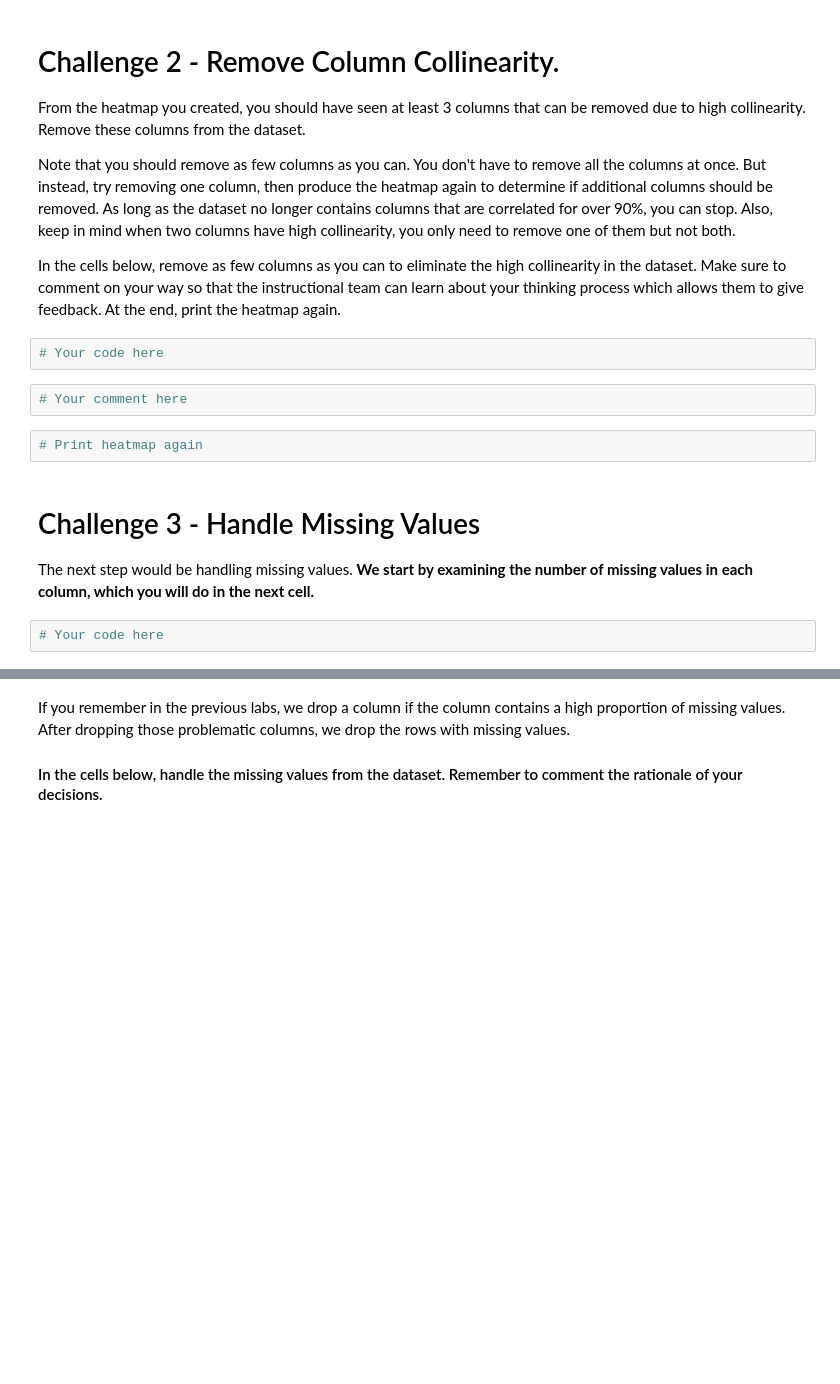
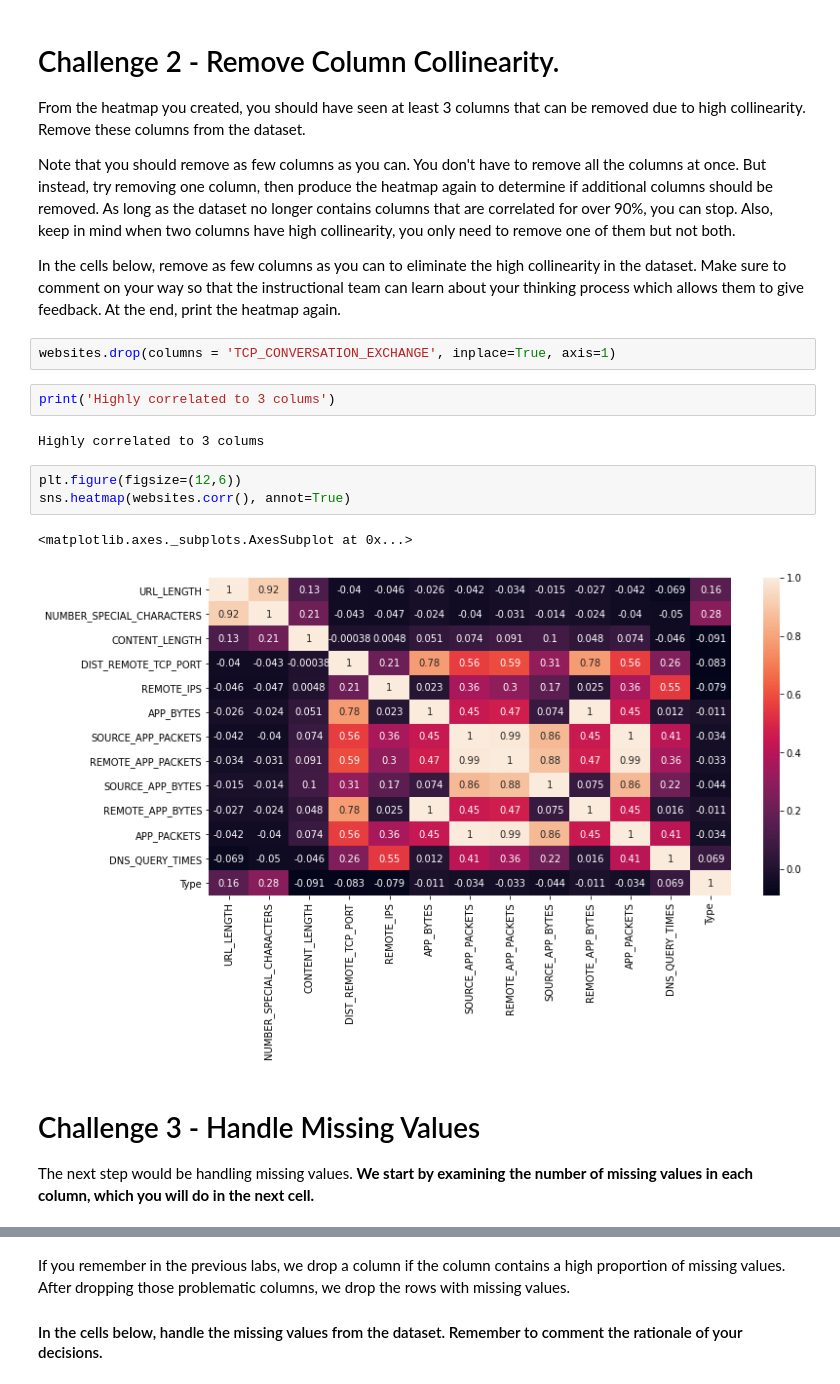
Before and after one commit to ironhack-datalabs/dataV2-labs, a Jupyter notebook: module-3/Supervised-Learning/your-code/main.ipynb, the cells around one changed output, grey strips where cells are left out. Saved outputs shown, nothing was run; the diff lists cells and outputs as text; blank space fills up the shorter version.

```diff
--- a/module-3/Supervised-Learning/your-code/main.ipynb
+++ b/module-3/Supervised-Learning/your-code/main.ipynb
@@ -62,15 +107,19 @@ From the heatmap you created, you should have seen at least 3 columns that can b
 Note that you should remove as few columns as you can. You don't have to remove all the columns at once. But instead, try removing one column, then produce the heatmap again to determine if additional columns should be removed. As long as the dataset no longer contains columns that are correlated for over 90%, you can stop. Also, keep in mind when two columns have high collinearity, you only need to remove one of them but not both.
 
 In the cells below, remove as few columns as you can to eliminate the high collinearity in the dataset. Make sure to comment on your way so that the instructional team can learn about your thinking process which allows them to give feedback. At the end, print the heatmap again.
-# %%
-# Your code here
-# %%
-# Your comment here
-# %%
-# Print heatmap again
+# %%
+websites.drop(columns = 'TCP_CONVERSATION_EXCHANGE', inplace=True, axis=1)
+# %%
+print('Highly correlated to 3 colums')
+# %% [output]
+Highly correlated to 3 colums
+# %%
+plt.figure(figsize=(12,6))
+sns.heatmap(websites.corr(), annot=True)
+# %% [output]
+<matplotlib.axes._subplots.AxesSubplot at 0x...>
+[figure, added]
 # %% [markdown]
 # Challenge 3 - Handle Missing Values
 
 The next step would be handling missing values. **We start by examining the number of missing values in each column, which you will do in the next cell.**
-# %%
-# Your code here
```
Also changed, not shown: parts of 24 cells of this notebook.
